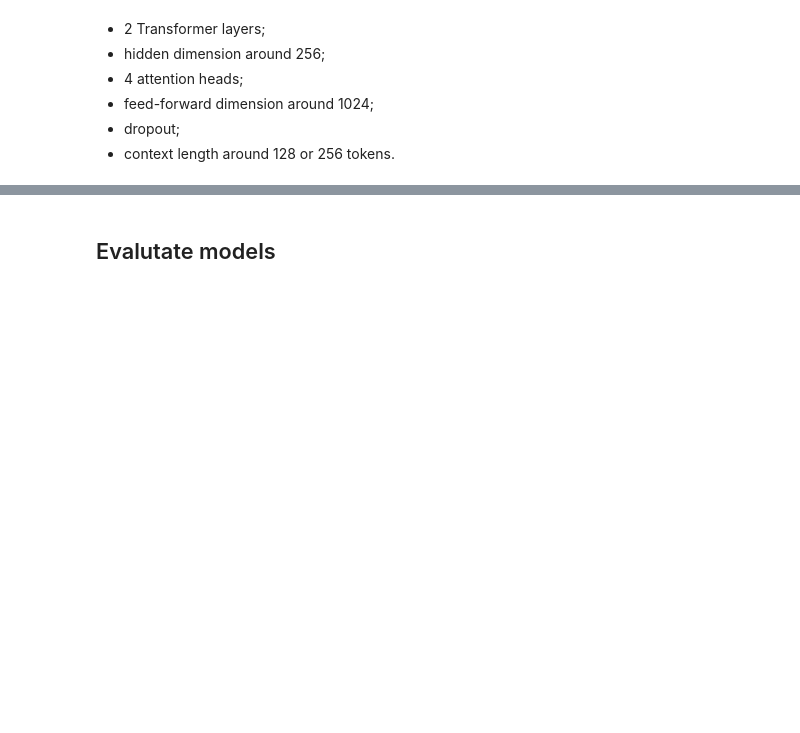
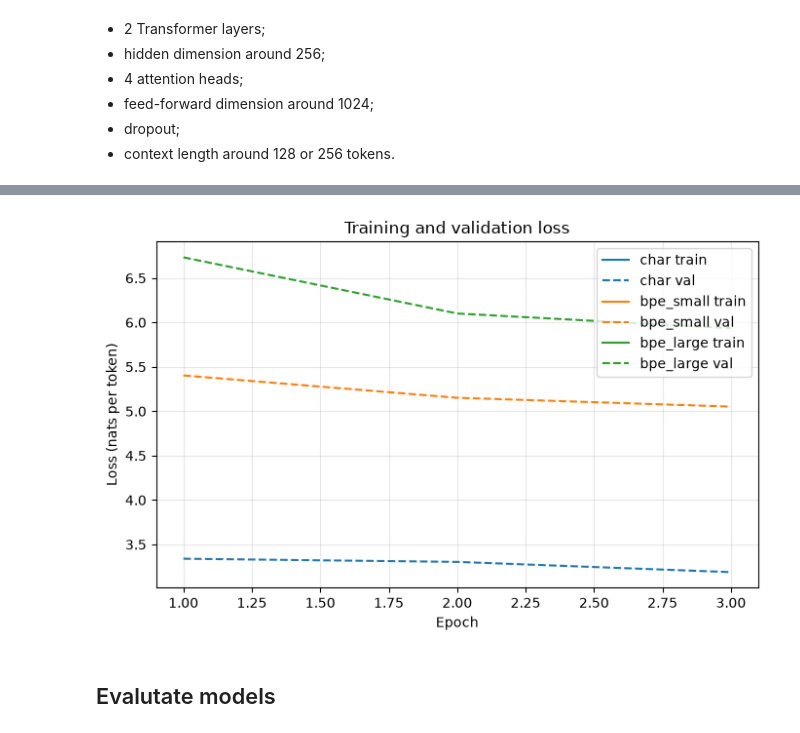
Before and after one commit to datatjej/ml2_a1_HT26, a Jupyter notebook: code/part2-train-language-models.ipynb, the cells around one changed output, grey strips where cells are left out. Drawn from its saved outputs; the diff is of its cells as text; code cells hidden in the pictures; blank space fills up the shorter version.

Commit message:
Add validation log tracking and visualization

```diff
--- a/code/part2-train-language-models.ipynb
+++ b/code/part2-train-language-models.ipynb
@@ -294,3 +357,23 @@ Total num parameters:  6426344
+# %%
+import pandas as pd
+import matplotlib.pyplot as plt
+
+plt.figure(figsize=(7, 4.5))
+for name in tokenizers:
+    df = pd.read_csv(f"logs/{name}_losses.csv")
+    line, = plt.plot(df["epoch"], df["train_loss"], label=f"{name} train")
+    plt.plot(df["epoch"], df["val_loss"], "--", color=line.get_color(), label=f"{name} val")
+
+plt.title("Training and validation loss")
+plt.xlabel("Epoch")
+plt.ylabel("Loss (nats per token)")
+plt.legend()
+plt.grid(alpha=0.3)
+plt.tight_layout()
+plt.savefig("logs/learning_curves.png", dpi=150)
+plt.show()
+# %% [output]
+[figure, added]
 # %% [markdown]
 ## Evalutate models
 # %%
```
Also changed, not shown: parts of 2 cells of this notebook.
